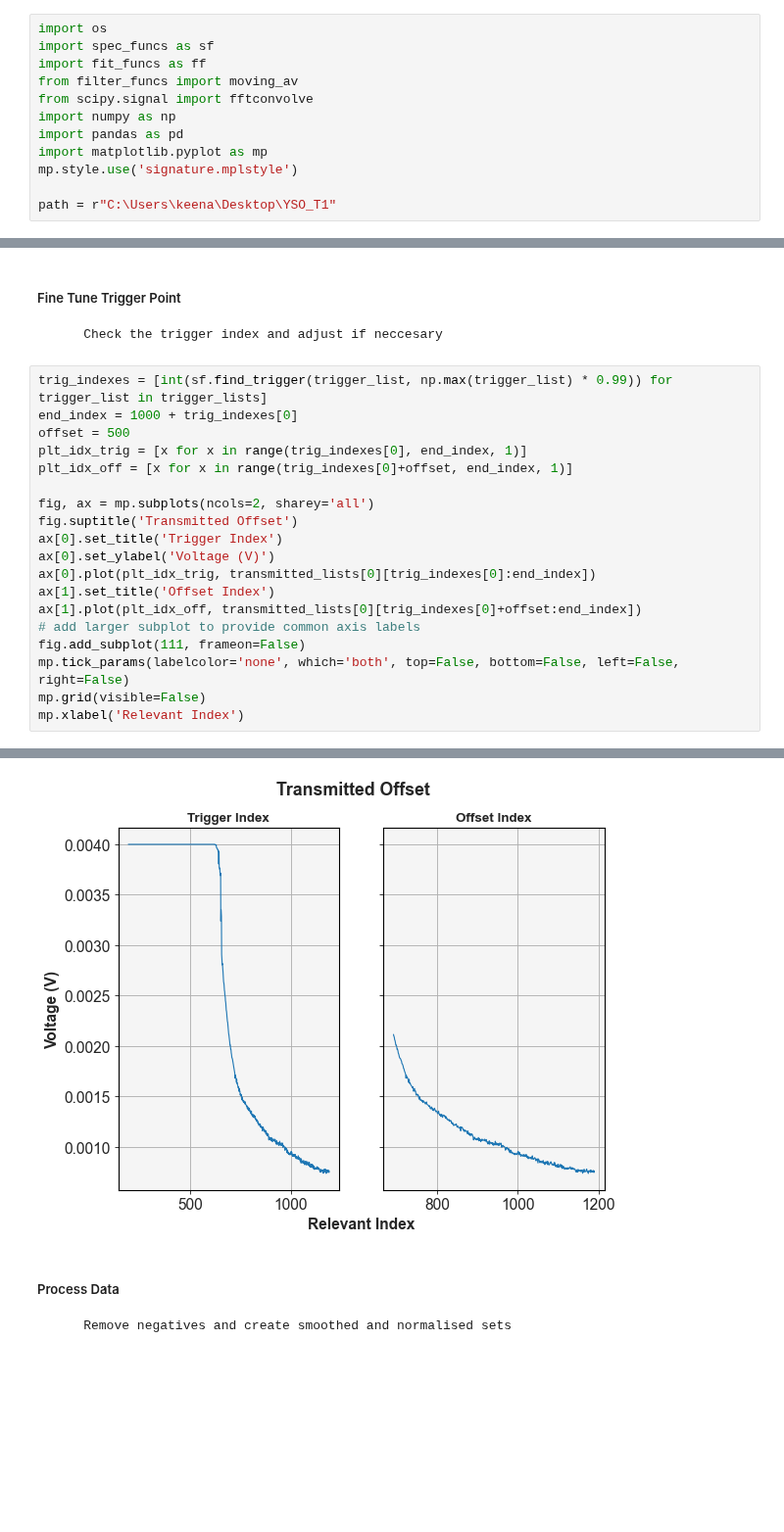
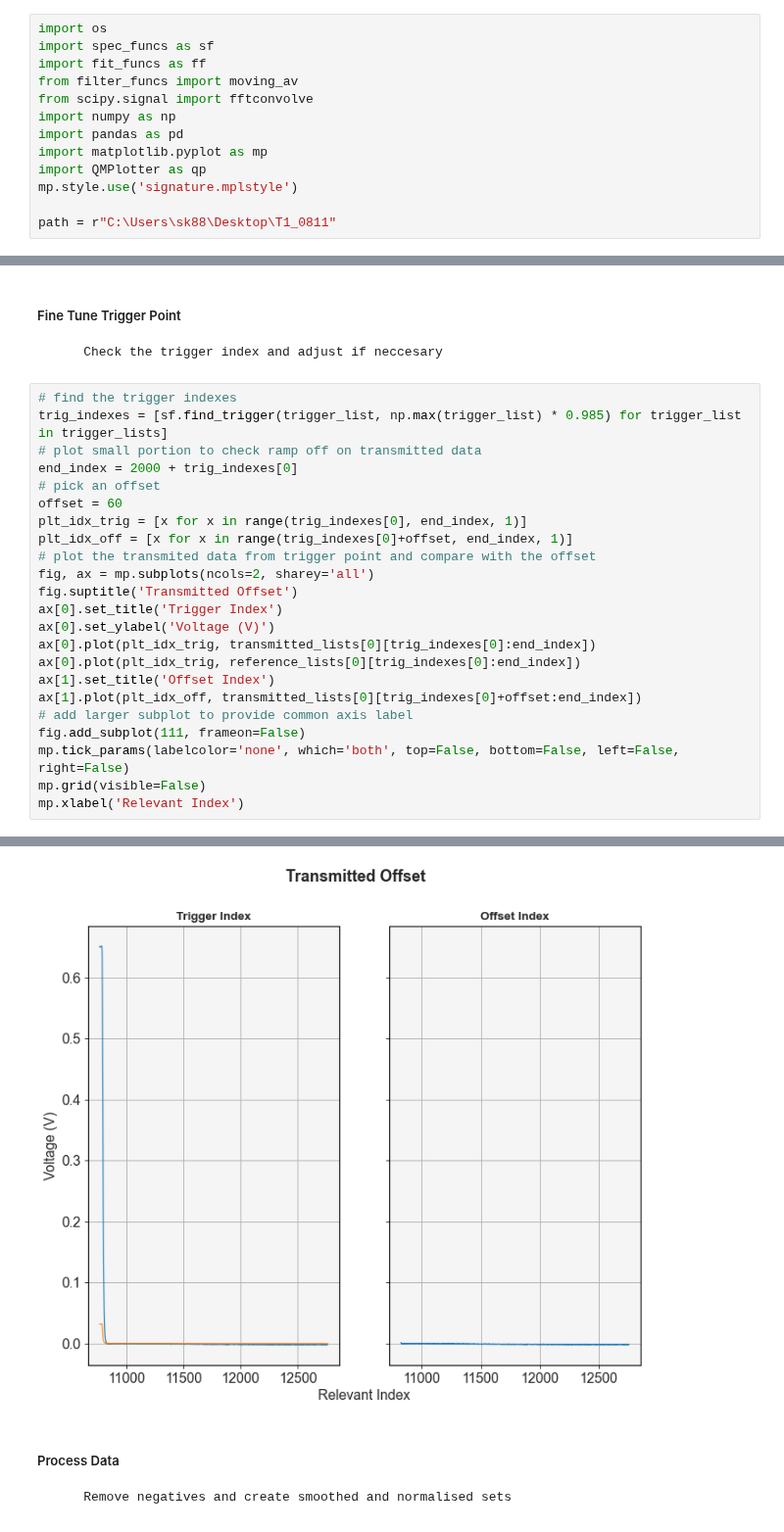
Before and after one commit to SMK-UK/Spectroscopy, a Jupyter notebook: T1_Analysis.ipynb, the cells around one changed output, grey strips where cells are left out. Shown at 98% size. Saved outputs shown, nothing was run; the diff lists cells and outputs as text; blank space fills up the shorter version.

```diff
--- a/T1_Analysis.ipynb
+++ b/T1_Analysis.ipynb
@@ -14,9 +14,10 @@ from scipy.signal import fftconvolve
 import numpy as np
 import pandas as pd
 import matplotlib.pyplot as mp
+import QMPlotter as qp
 mp.style.use('signature.mplstyle')
 
-path = r"C:\Users\keena\Desktop\YSO_T1"
+path = r"C:\Users\sk88\Desktop\T1_0811"
 # %% [markdown]
 
 ##### Import Data
@@ -51,27 +61,31 @@ ax.plot(time_lists[0], transmitted_lists[0], 'g')
 
         Check the trigger index and adjust if neccesary
 # %%
-trig_indexes = [int(sf.find_trigger(trigger_list, np.max(trigger_list) * 0.99)) for trigger_list in trigger_lists]
-end_index = 1000 + trig_indexes[0]
-offset = 500
+# find the trigger indexes
+trig_indexes = [sf.find_trigger(trigger_list, np.max(trigger_list) * 0.985) for trigger_list in trigger_lists]
+# plot small portion to check ramp off on transmitted data
+end_index = 2000 + trig_indexes[0]
+# pick an offset
+offset = 60
 plt_idx_trig = [x for x in range(trig_indexes[0], end_index, 1)]
 plt_idx_off = [x for x in range(trig_indexes[0]+offset, end_index, 1)]
-
+# plot the transmited data from trigger point and compare with the offset
 fig, ax = mp.subplots(ncols=2, sharey='all')
 fig.suptitle('Transmitted Offset')
 ax[0].set_title('Trigger Index')
 ax[0].set_ylabel('Voltage (V)')
 ax[0].plot(plt_idx_trig, transmitted_lists[0][trig_indexes[0]:end_index])
+ax[0].plot(plt_idx_trig, reference_lists[0][trig_indexes[0]:end_index])
 ax[1].set_title('Offset Index')
 ax[1].plot(plt_idx_off, transmitted_lists[0][trig_indexes[0]+offset:end_index])
-# add larger subplot to provide common axis labels
+# add larger subplot to provide common axis label
 fig.add_subplot(111, frameon=False)
 mp.tick_params(labelcolor='none', which='both', top=False, bottom=False, left=False, right=False)
 mp.grid(visible=False)
 mp.xlabel('Relevant Index')
 # %% [output]
 Text(0.5, 0, 'Relevant Index')
-[figure, old version]
+[figure, new version]
 # %% [markdown]
 
 ##### Process Data
```
Also changed, not shown: parts of 14 cells of this notebook.
